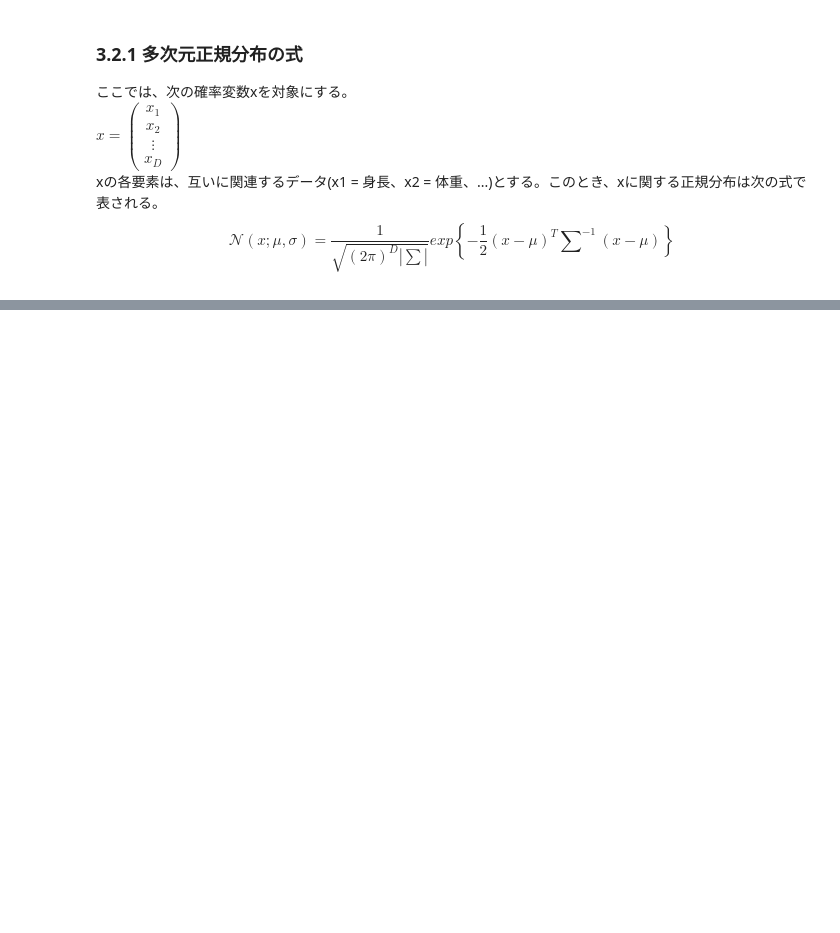
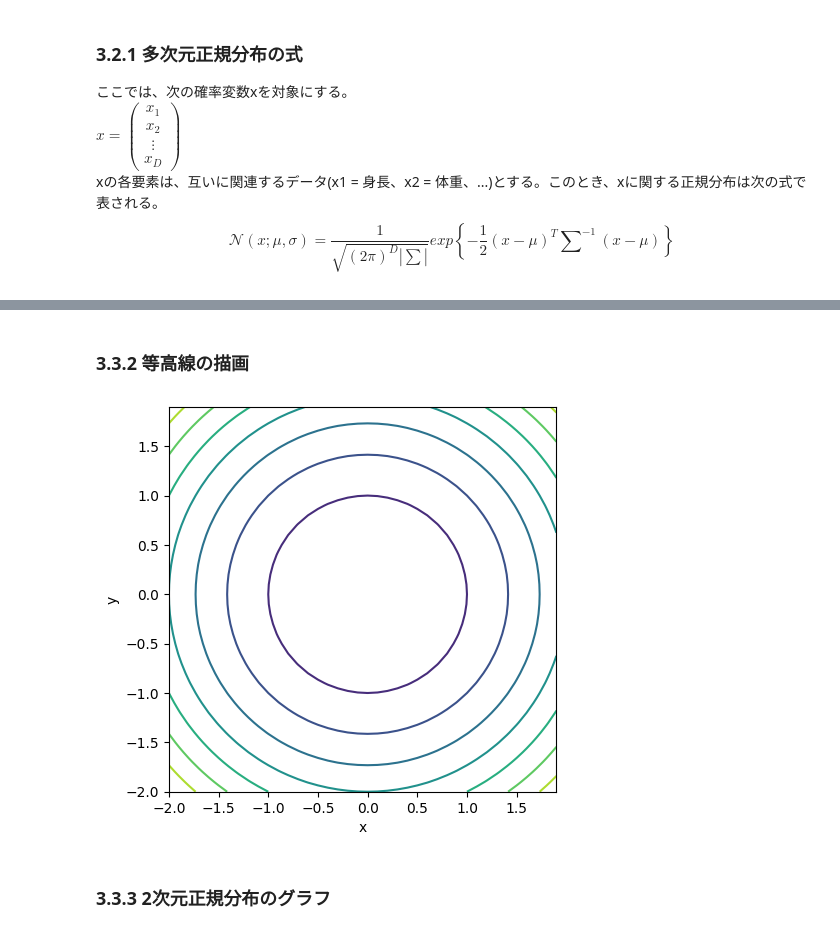
Before and after one commit to Spica08/deep-learning-from-scratch-5, a Jupyter notebook: step3.ipynb, the cells around one changed output, grey strips where cells are left out. Drawn from its saved outputs; the diff is of its cells as text; code cells hidden in the pictures; blank space fills up the shorter version.

```diff
--- a/step3.ipynb
+++ b/step3.ipynb
@@ -42,0 +133,17 @@ xの各要素は、互いに関連するデータ(x1 = 身長、x2 = 体重、..
+# %% [markdown]
+### 3.3.2 等高線の描画
+# %%
+xs = np.arange(-2, 2, 0.1)
+ys = np.arange(-2, 2, 0.1)
+X, Y = np.meshgrid(xs, ys)
+z = X ** 2 + Y ** 2
+
+fig, ax = plt.subplots(figsize = (5, 5))
+ax.contour(X, Y, z)
+ax.set_xlabel("x")
+ax.set_ylabel("y")
+fig.show()
+# %% [output]
+[figure, added]
+# %% [markdown]
+### 3.3.3 2次元正規分布のグラフ
```
Also changed, not shown: parts of 17 cells of this notebook.
